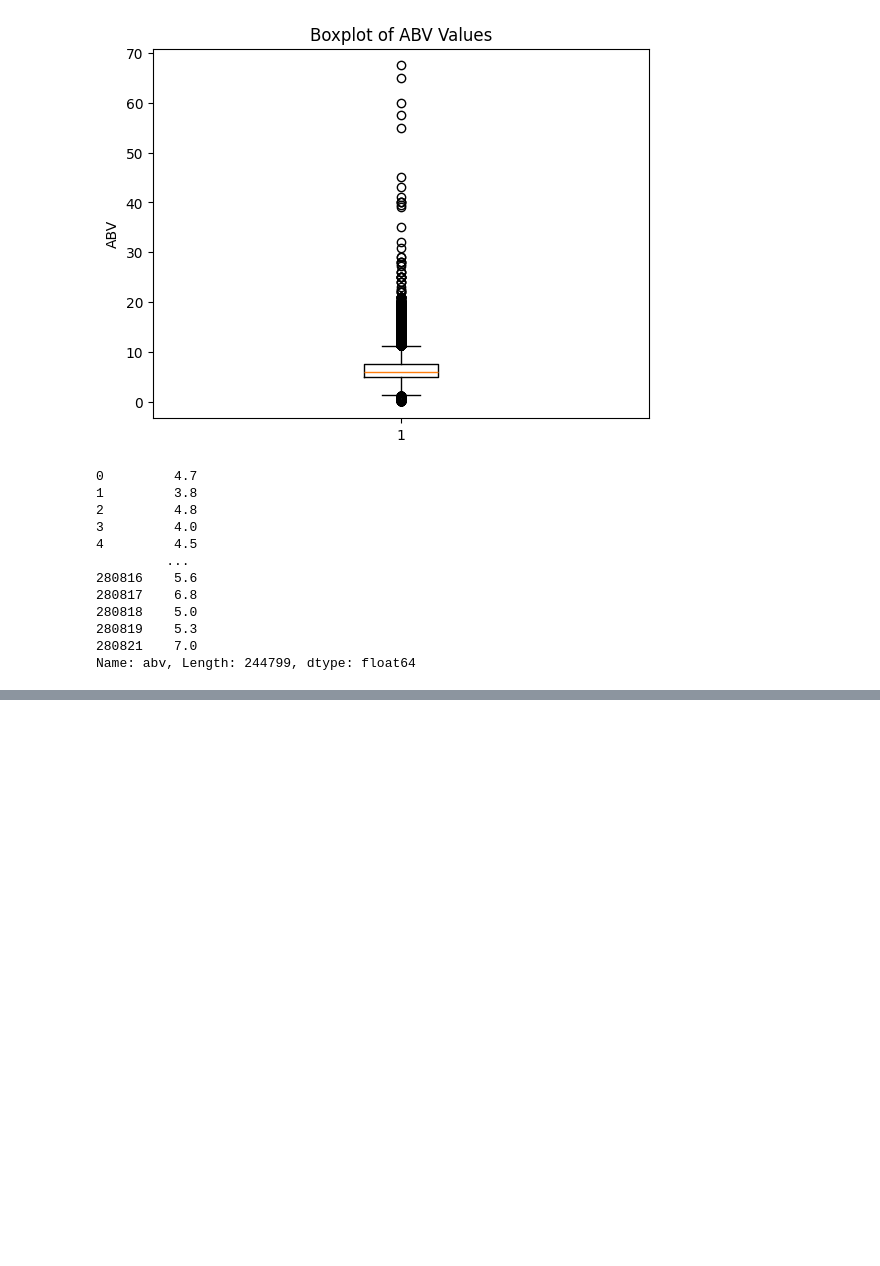
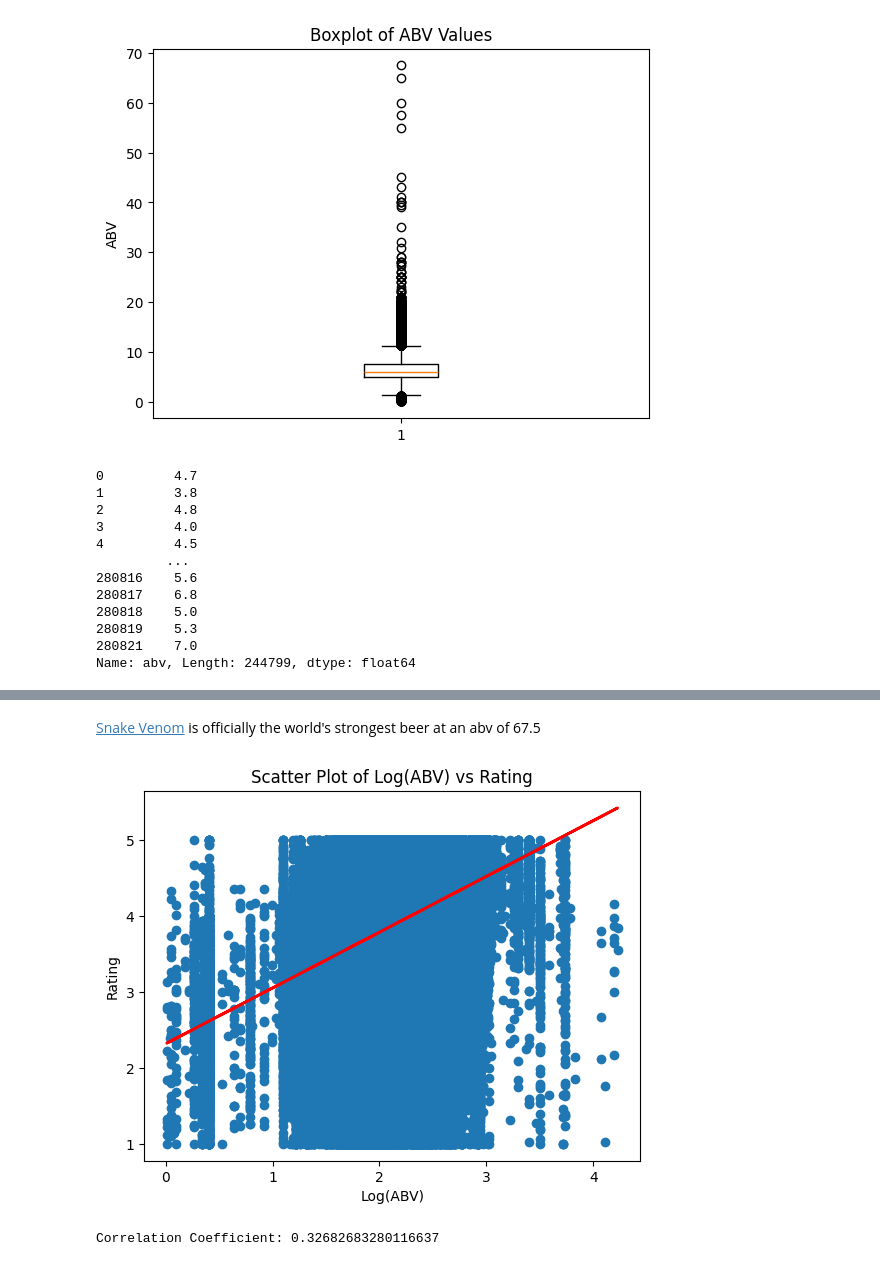
Before and after one commit to epfl-ada/ada-2023-project-datababes, a Jupyter notebook: alc.ipynb, the cells around one changed output, grey strips where cells are left out. Cells and saved outputs as stored; diff of their text form; code cells hidden in the pictures; blank space fills up the shorter version.

Commit message:
further analysis and regression

```diff
--- a/alc.ipynb
+++ b/alc.ipynb
@@ -118,0 +158,45 @@ we need to look at abv score
+# %% [markdown]
+[Snake Venom](https://www.fooddive.com/news/strongest-beer-in-the-world-snake-venom-sports-675-abv/185830/)
+ is officially the world's strongest beer at an abv of 67.5
+# %%
+# decrease the effect of the outliers
+
+# Merge the two DataFrames
+merged_df = ratings_ba_df[['rating', 'beer_id']].merge(beers_ba_df[['beer_id', 'abv']], on='beer_id', how='left')
+
+# Drop rows with NaN values in 'abv'
+merged_df = merged_df.dropna(subset=['abv'])
+
+# Apply a logarithmic transformation to 'abv'
+merged_df['log_abv'] = np.log1p(merged_df['abv'])
+
+# Create a scatter plot with the transformed 'abv'
+plt.scatter(merged_df['log_abv'], merged_df['rating'])
+plt.title('Scatter Plot of Log(ABV) vs Rating')
+plt.xlabel('Log(ABV)')
+plt.ylabel('Rating')
+
+# Perform linear regression on the transformed data
+X = merged_df[['log_abv']]
+y = merged_df['rating']
+
+# Fit the model
+model = LinearRegression()
+model.fit(X, y)
+
+# Get the slope and intercept
+slope = model.coef_[0]
+intercept = model.intercept_
+
+# Plot the regression line on the transformed data
+plt.plot(X, slope * X + intercept, color='red', linewidth=2)
+
+# Display the plot
+plt.show()
+
+# Output the correlation coefficient
+correlation_coefficient = np.corrcoef(merged_df['log_abv'], merged_df['rating'])[0, 1]
+print(f"Correlation Coefficient: {correlation_coefficient}")
+# %% [output]
+[figure, added]
+Correlation Coefficient: 0.32682683280116637
```
Also changed, not shown: parts of 6 cells of this notebook.
